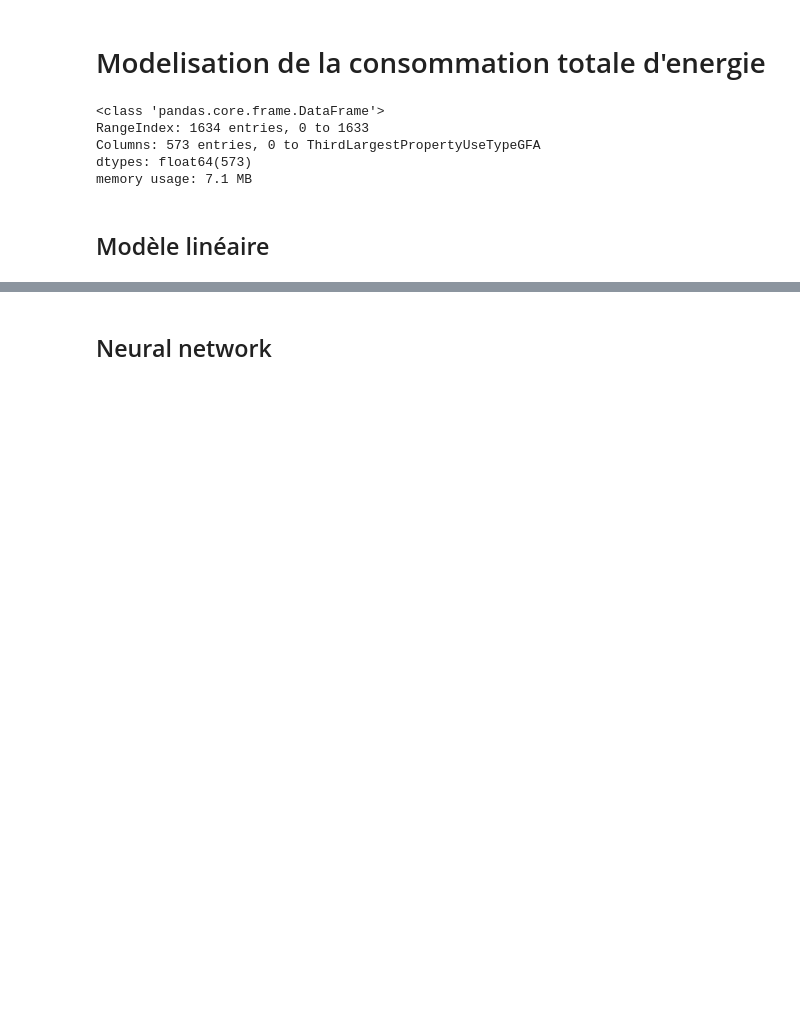
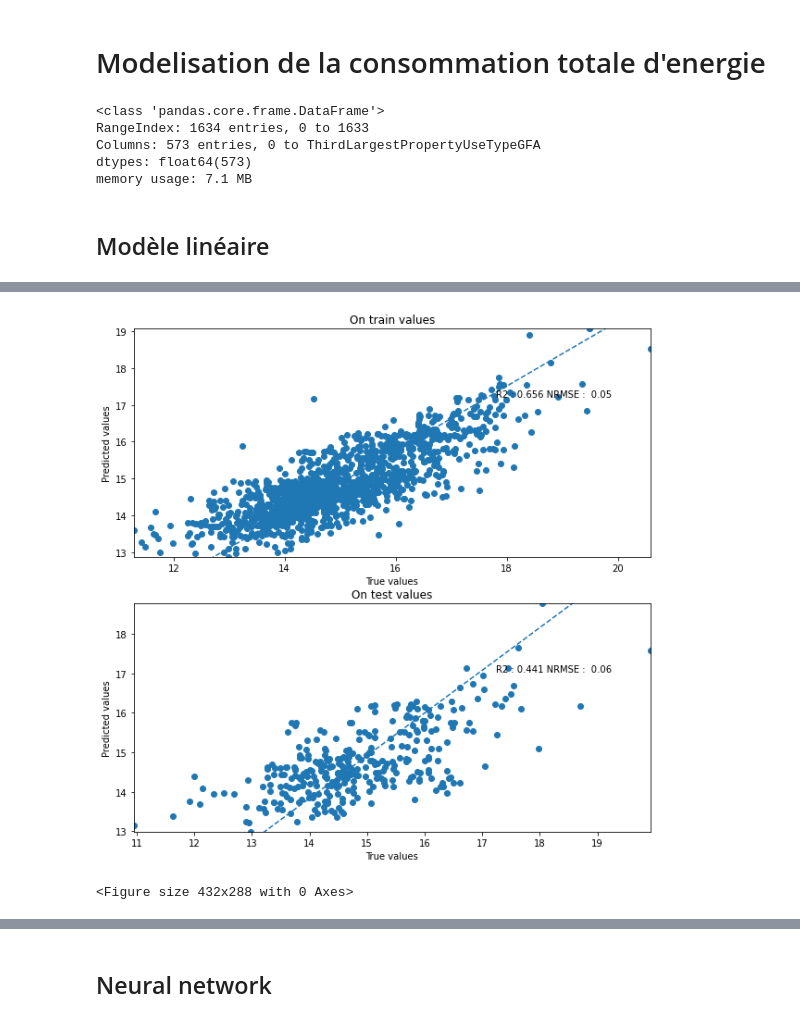
Before and after one commit to NicoJanko/Project_4_OPC, a Jupyter notebook: Projet_4_Energie.ipynb, the cells around one changed output, grey strips where cells are left out. Saved outputs shown, nothing was run; the diff lists cells and outputs as text; code cells hidden in the pictures; blank space fills up the shorter version.

```diff
--- a/Projet_4_Energie.ipynb
+++ b/Projet_4_Energie.ipynb
@@ -135,3 +127,10 @@ print(ytest.max()/1000000, line_reg_m.predict(xtest).max()/1000000)
+# %%
+model = KNeighborsRegressor(n_neighbors=6).fit(xtrain, ytrain)
+
+true_pred_plot(ytrain, model.predict(xtrain), ytest, model.predict(xtest))
+# %% [output]
+[figure, new version]
+<Figure size 432x288 with 0 Axes>
 # %%
 #let's try with a svr
 C_range = [1.0, 5.0, 10.0, 100.0]
```
Also changed, not shown: parts of 21 cells of this notebook, 3 other files.
